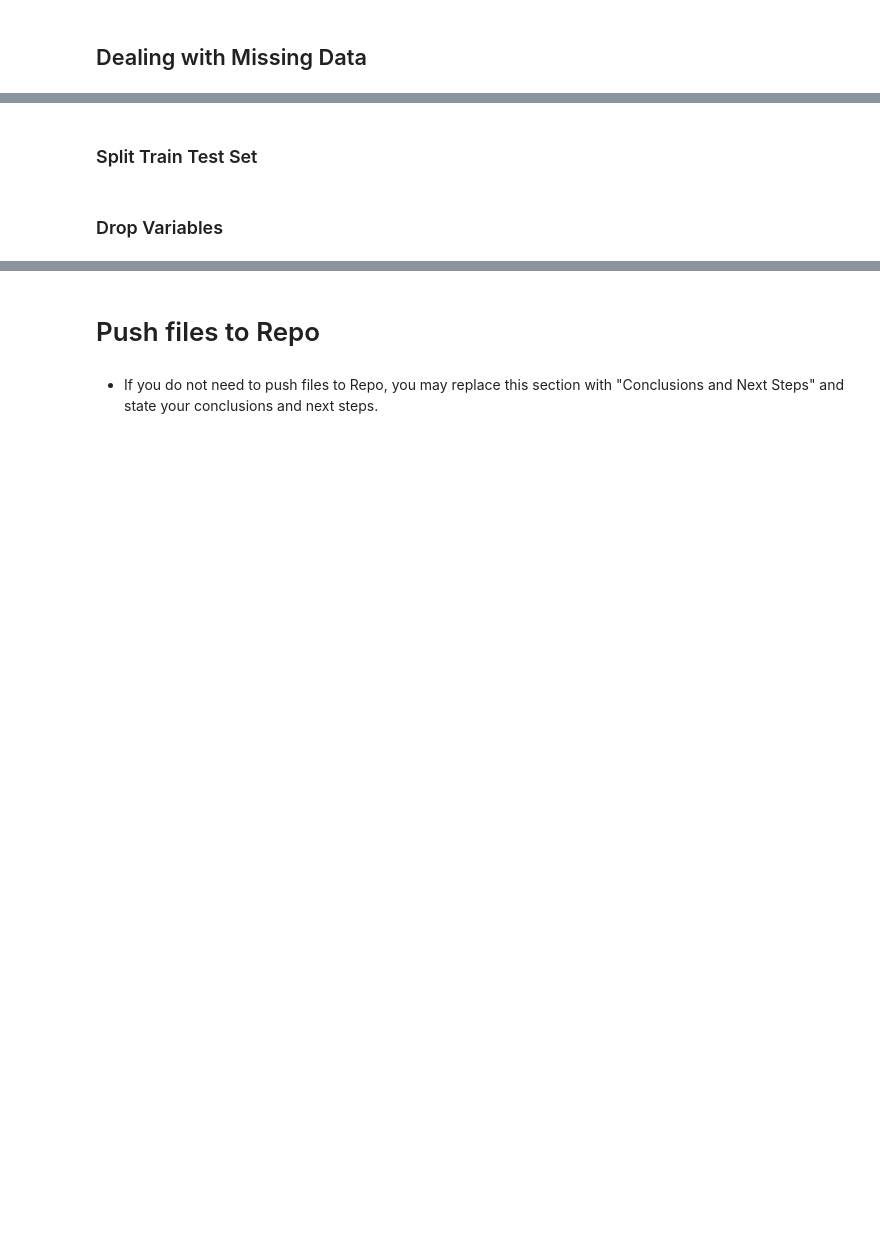
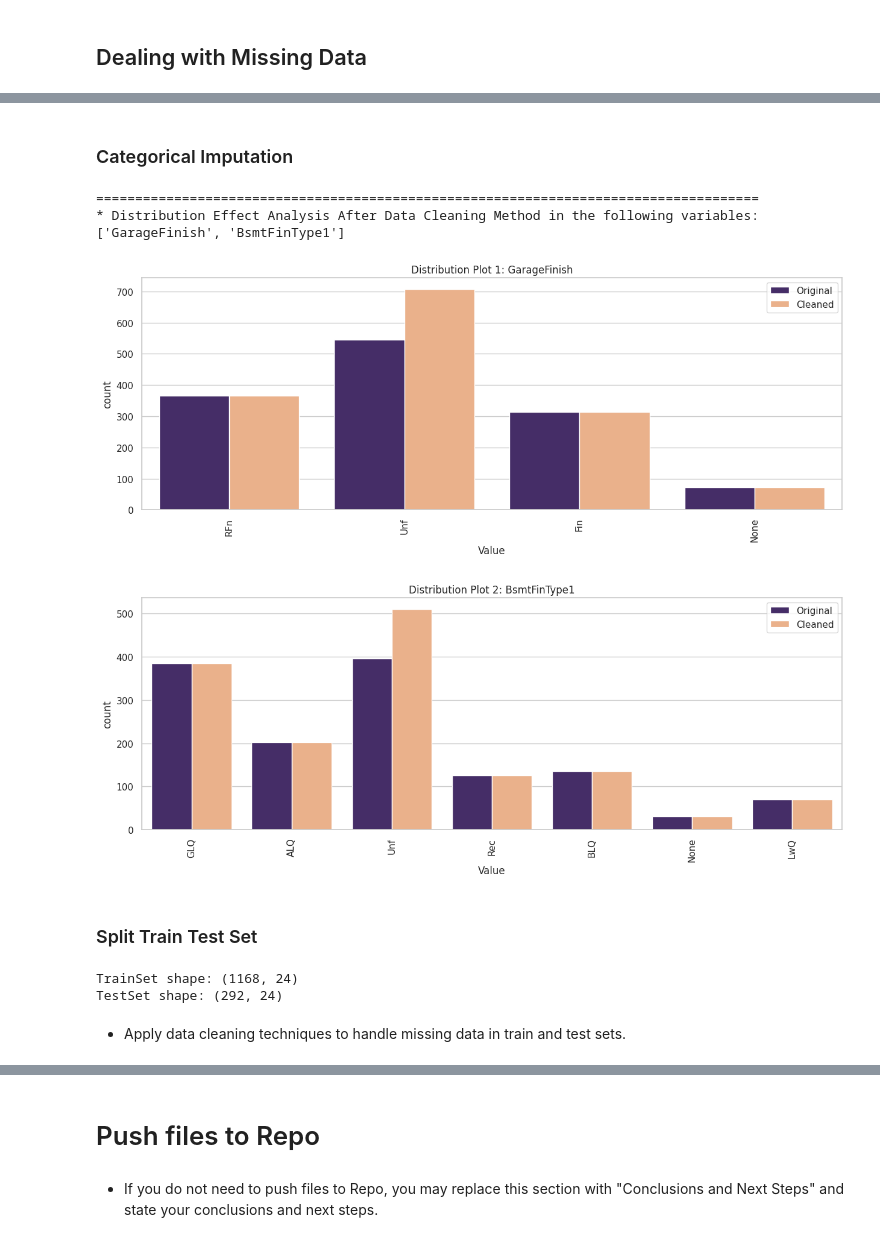
Before and after one commit to helenmurugan/heritage-housing-issues, a Jupyter notebook: jupyter_notebooks/03_Data_Cleaning.ipynb, the cells around one changed output, grey strips where cells are left out. Drawn from its saved outputs; the diff is of its cells as text; code cells hidden in the pictures; blank space fills up the shorter version.

```diff
--- a/jupyter_notebooks/03_Data_Cleaning.ipynb
+++ b/jupyter_notebooks/03_Data_Cleaning.ipynb
@@ -344,4 +467,36 @@ After careful consideration, the following approaches will be taken to deal with
+# %% [markdown]
+### Categorical Imputation
+# %%
+from feature_engine.imputation import CategoricalImputer
+
+variables_method = ['GarageFinish', 'BsmtFinType1']
+variables_method
+
+imputer = CategoricalImputer(imputation_method='missing', fill_value='Unf', variables=variables_method)
+df_method = imputer.fit_transform(df)
+
+DataCleaningEffect(df_original=df,
+                   df_cleaned=df_method,
+                   variables_applied_with_method=variables_method)
+# %% [output]
+=====================================================================================
+* Distribution Effect Analysis After Data Cleaning Method in the following variables:
+['GarageFinish', 'BsmtFinType1']
+[figure, added]
+[figure, added]
 # %% [markdown]
 ### Split Train Test Set
-# %% [markdown]
-### Drop Variables
+# %%
+from sklearn.model_selection import train_test_split
+TrainSet, TestSet, _, __ = train_test_split(
+                                        df,
+                                        df['SalePrice'],
+                                        test_size=0.2,
+                                        random_state=0)
+
+print(f"TrainSet shape: {TrainSet.shape} \nTestSet shape: {TestSet.shape}")
+# %% [output]
+TrainSet shape: (1168, 24)
+TestSet shape: (292, 24)
+# %% [markdown]
+* Apply data cleaning techniques to handle missing data in train and test sets.
```
Also changed, not shown: parts of 19 cells of this notebook, 3 other files.
